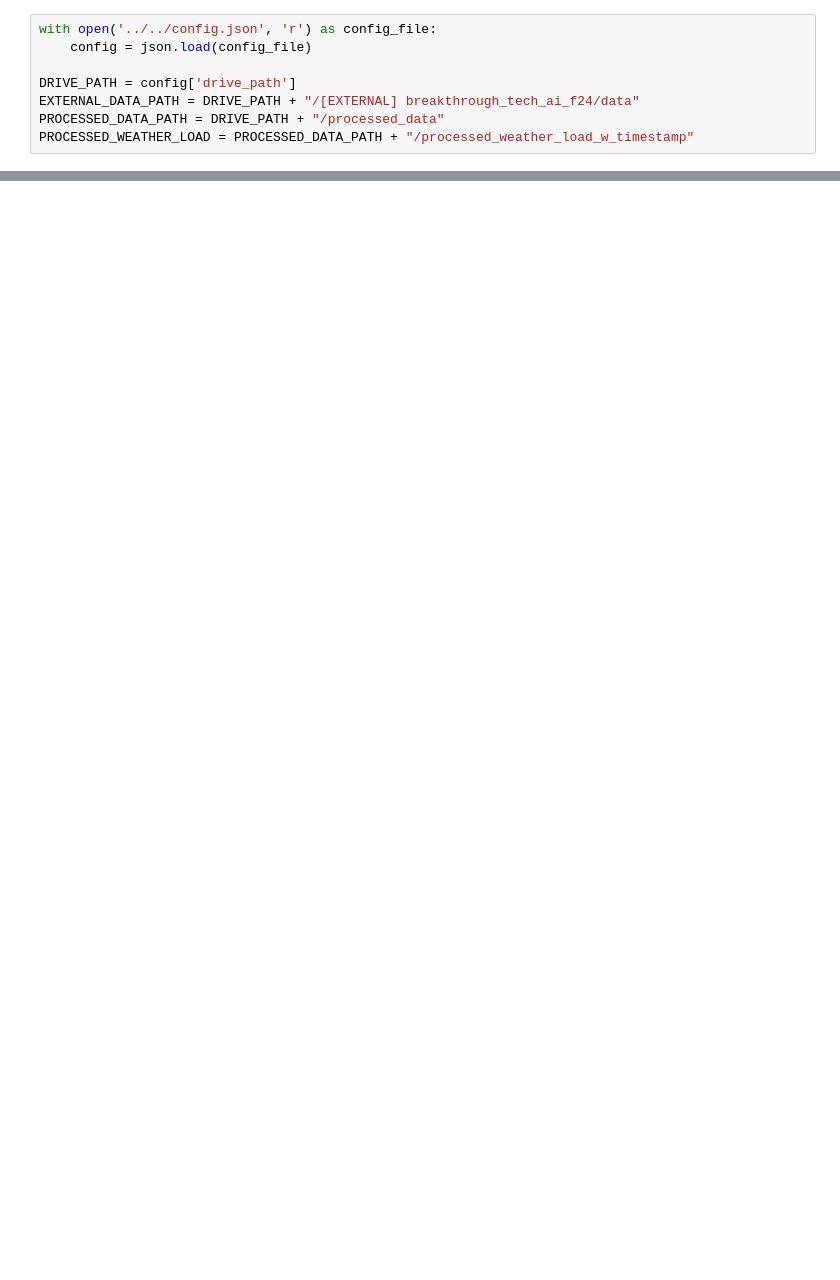
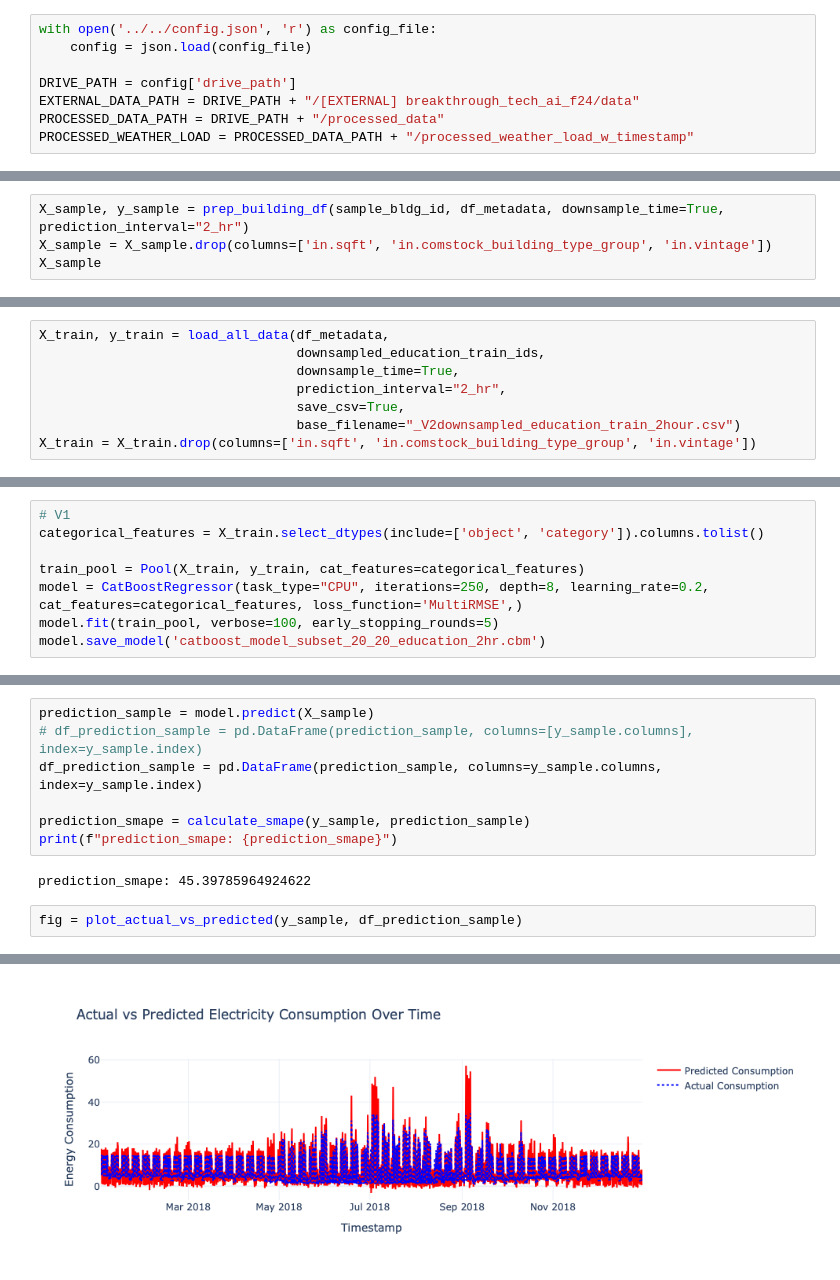
Before and after one commit to mainoahmuna/FermataEnergy_BTTStudio, a Jupyter notebook: src/advanced_models/gradient_boosted_catboost.ipynb, the cells around one changed output, grey strips where cells are left out. Drawn from its saved outputs; the diff is of its cells as text; blank space fills up the shorter version.

Commit message:
added plot to persistence model, modified catboost model

```diff
--- a/src/advanced_models/gradient_boosted_catboost.ipynb
+++ b/src/advanced_models/gradient_boosted_catboost.ipynb
@@ -327,0 +263,4 @@ for X_batch, y_batch in batch_data_generator(X, y, batch_size):
+# %%
+X_sample, y_sample = prep_building_df(sample_bldg_id, df_metadata, downsample_time=True, prediction_interval="2_hr")
+X_sample = X_sample.drop(columns=['in.sqft', 'in.comstock_building_type_group', 'in.vintage'])
+X_sample
@@ -327,0 +297,8 @@ for X_batch, y_batch in batch_data_generator(X, y, batch_size):
+# %%
+X_train, y_train = load_all_data(df_metadata,
+                                 downsampled_education_train_ids,
+                                 downsample_time=True,
+                                 prediction_interval="2_hr",
+                                 save_csv=True,
+                                 base_filename="_V2downsampled_education_train_2hour.csv")
+X_train = X_train.drop(columns=['in.sqft', 'in.comstock_building_type_group', 'in.vintage'])
@@ -327,0 +433,8 @@ for X_batch, y_batch in batch_data_generator(X, y, batch_size):
+# %%
+# V1
+categorical_features = X_train.select_dtypes(include=['object', 'category']).columns.tolist()
+
+train_pool = Pool(X_train, y_train, cat_features=categorical_features)
+model = CatBoostRegressor(task_type="CPU", iterations=250, depth=8, learning_rate=0.2, cat_features=categorical_features, loss_function='MultiRMSE',)
+model.fit(train_pool, verbose=100, early_stopping_rounds=5)
+model.save_model('catboost_model_subset_20_20_education_2hr.cbm')
@@ -327,0 +618,12 @@ for X_batch, y_batch in batch_data_generator(X, y, batch_size):
+# %%
+prediction_sample = model.predict(X_sample)
+# df_prediction_sample = pd.DataFrame(prediction_sample, columns=[y_sample.columns], index=y_sample.index)
+df_prediction_sample = pd.DataFrame(prediction_sample, columns=y_sample.columns, index=y_sample.index)
+
+prediction_smape = calculate_smape(y_sample, prediction_sample)
+print(f"prediction_smape: {prediction_smape}")
+# %% [output]
+prediction_smape: 45.39785964924622
+# %%
+fig = plot_actual_vs_predicted(y_sample, df_prediction_sample)
+# %% [output]
@@ -327,0 +642 @@ for X_batch, y_batch in batch_data_generator(X, y, batch_size):
+[figure, added]
```
Also changed, not shown: parts of 41 cells of this notebook, 3 other files.
